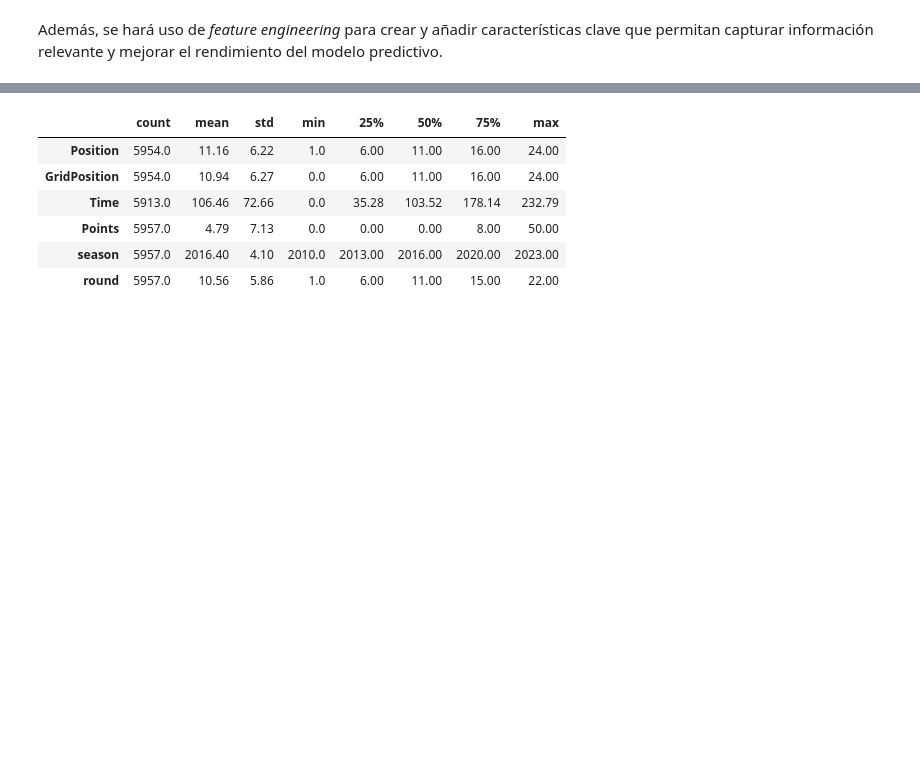
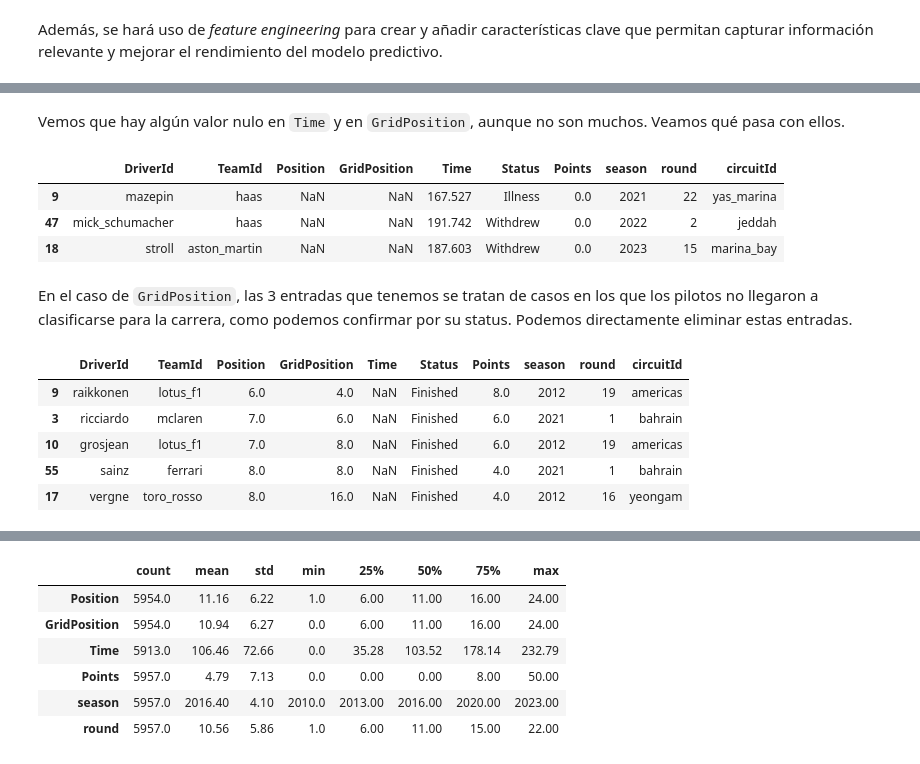
Before and after one commit to SupernovaIa/Formula-1-ML-Project, a Jupyter notebook: notebook/B1-EDA-Classification.ipynb, the cells around one changed output, grey strips where cells are left out. Saved outputs shown, nothing was run; the diff lists cells and outputs as text; code cells hidden in the pictures; blank space fills up the shorter version.

```diff
--- a/notebook/B1-EDA-Classification.ipynb
+++ b/notebook/B1-EDA-Classification.ipynb
@@ -157,3 +150,23 @@ Data columns (total 10 columns):
  9   circuitId     5957 non-null   object
 dtypes: float64(4), int64(2), object(4)
 memory usage: 511.9+ KB
+# %% [markdown]
+Vemos que hay algún valor nulo en `Time` y en `GridPosition`, aunque no son muchos. Veamos qué pasa con ellos.
+# %%
+df[df['GridPosition'].isna()]
+# %% [output]
+|  | DriverId | TeamId | Position | GridPosition | Time | Status | Points | season | round | circuitId |
+| 9 | mazepin | haas | NaN | NaN | 167.527 | Illness | 0.0 | 2021 | 22 | yas_marina |
+| 47 | mick_schumacher | haas | NaN | NaN | 191.742 | Withdrew | 0.0 | 2022 | 2 | jeddah |
+| 18 | stroll | aston_martin | NaN | NaN | 187.603 | Withdrew | 0.0 | 2023 | 15 | marina_bay |
+# %% [markdown]
+En el caso de `GridPosition`, las 3 entradas que tenemos se tratan de casos en los que los pilotos no llegaron a clasificarse para la carrera, como podemos confirmar por su status. Podemos directamente eliminar estas entradas.
+# %%
+df[df['Time'].isna()].sort_values(by='Position').head()
+# %% [output]
+|  | DriverId | TeamId | Position | GridPosition | Time | Status | Points | season | round | circuitId |
+| 9 | raikkonen | lotus_f1 | 6.0 | 4.0 | NaN | Finished | 8.0 | 2012 | 19 | americas |
+| 3 | ricciardo | mclaren | 7.0 | 6.0 | NaN | Finished | 6.0 | 2021 | 1 | bahrain |
+| 10 | grosjean | lotus_f1 | 7.0 | 8.0 | NaN | Finished | 6.0 | 2012 | 19 | americas |
+| 55 | sainz | ferrari | 8.0 | 8.0 | NaN | Finished | 4.0 | 2021 | 1 | bahrain |
+| 17 | vergne | toro_rosso | 8.0 | 16.0 | NaN | Finished | 4.0 | 2012 | 16 | yeongam |
```
Also changed, not shown: parts of 13 cells of this notebook, 4 other files.
